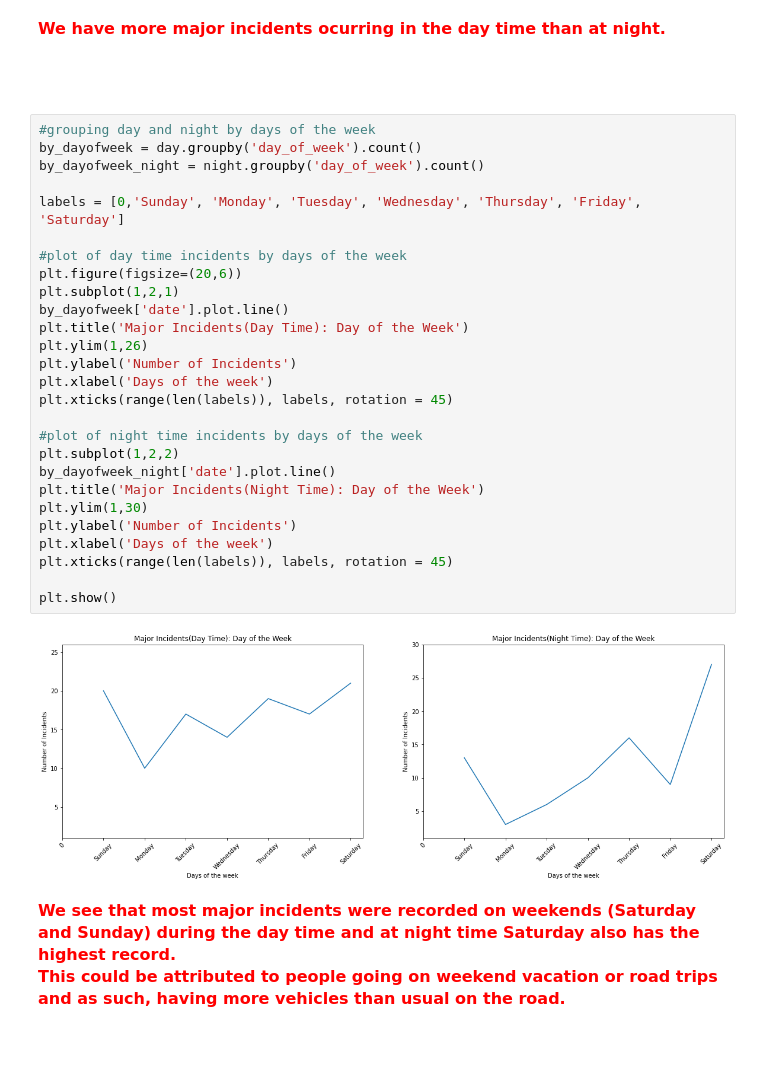
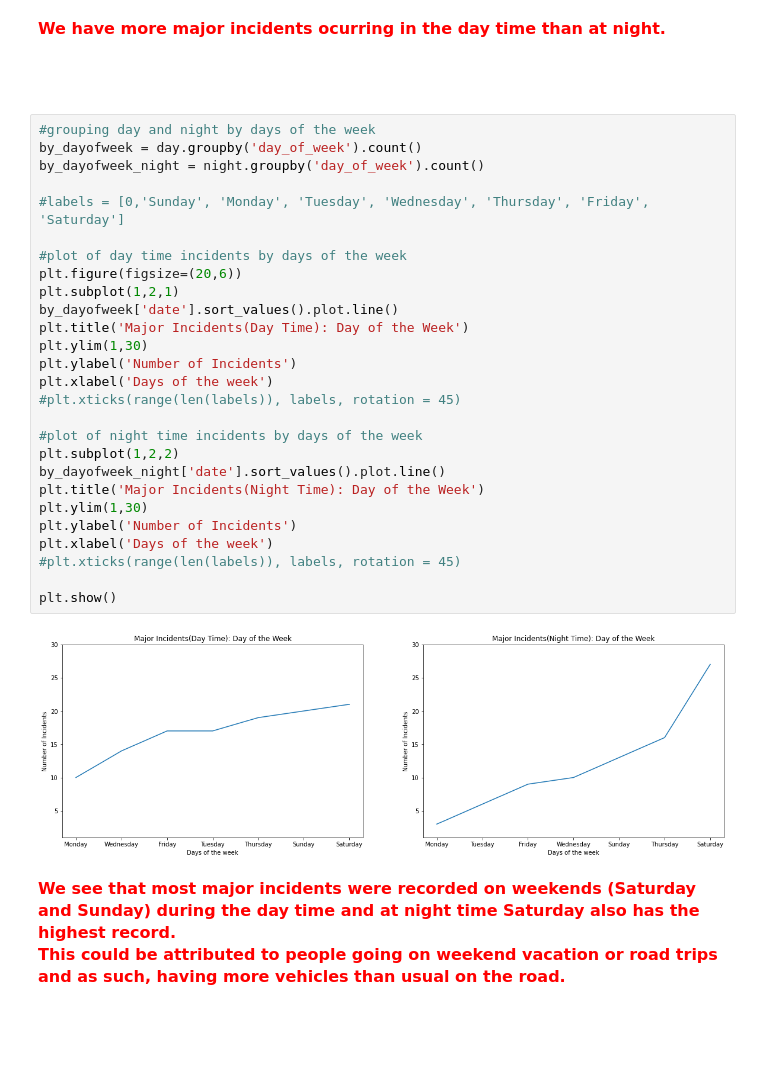
Before and after one commit to damiiete/Analysis-of-major-incidents-in-UK, a Jupyter notebook: notebook.ipynb, the cells around one changed output. Cells and saved outputs as stored; diff of their text form.

Commit message:
Labeling changes

```diff
--- a/notebook.ipynb
+++ b/notebook.ipynb
@@ -229,32 +259,32 @@ plt.show()
 # %%
 #grouping day and night by days of the week
 by_dayofweek = day.groupby('day_of_week').count()
 by_dayofweek_night = night.groupby('day_of_week').count()
 
-labels = [0,'Sunday', 'Monday', 'Tuesday', 'Wednesday', 'Thursday', 'Friday', 'Saturday']
+#labels = [0,'Sunday', 'Monday', 'Tuesday', 'Wednesday', 'Thursday', 'Friday', 'Saturday']
 
 #plot of day time incidents by days of the week
 plt.figure(figsize=(20,6))
 plt.subplot(1,2,1)
-by_dayofweek['date'].plot.line()
+by_dayofweek['date'].sort_values().plot.line()
 plt.title('Major Incidents(Day Time): Day of the Week')
-plt.ylim(1,26)
+plt.ylim(1,30)
 plt.ylabel('Number of Incidents')
 plt.xlabel('Days of the week')
-plt.xticks(range(len(labels)), labels, rotation = 45)
+#plt.xticks(range(len(labels)), labels, rotation = 45)
 
 #plot of night time incidents by days of the week
 plt.subplot(1,2,2)
-by_dayofweek_night['date'].plot.line()
+by_dayofweek_night['date'].sort_values().plot.line()
 plt.title('Major Incidents(Night Time): Day of the Week')
 plt.ylim(1,30)
 plt.ylabel('Number of Incidents')
 plt.xlabel('Days of the week')
-plt.xticks(range(len(labels)), labels, rotation = 45)
+#plt.xticks(range(len(labels)), labels, rotation = 45)
 
 plt.show()
 # %% [output]
-[figure, old version]
+[figure, new version]
 # %% [markdown]
 <font size='3'><font color=red>**We see that most major incidents were recorded on weekends (Saturday and Sunday) during the day time and at night time Saturday also has the highest record.** <br>
 **This could be attributed to people going on weekend vacation or road trips and as such, having more vehicles than usual on the road.**
```
Also changed, not shown: parts of 26 cells of this notebook.
